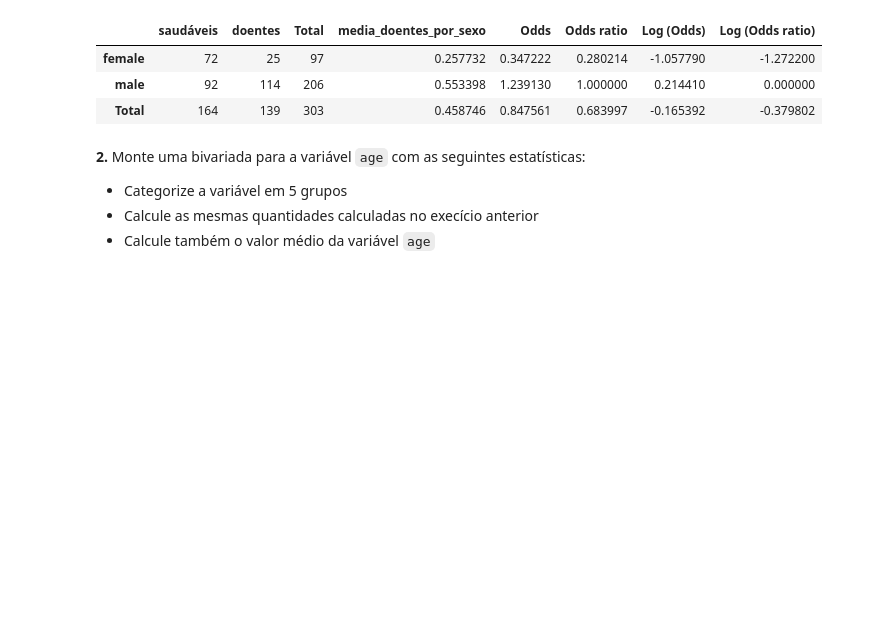
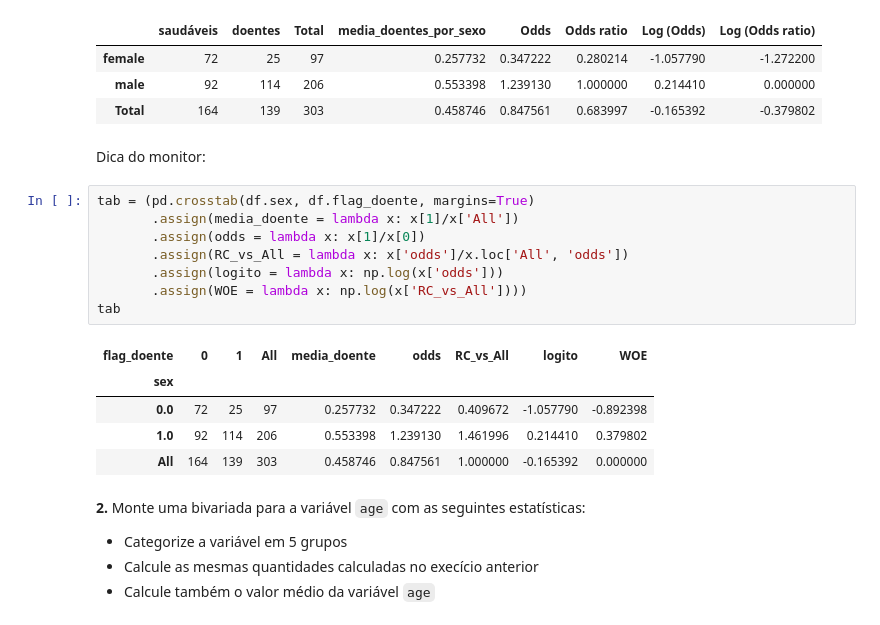
Before and after one commit to njuliacsouza/_projetosEBAC, a Jupyter notebook: Atividade_Modulo_18/mod18_ex01_bivariada_logística.ipynb, the cells around one changed output. Drawn from its saved outputs; the diff is of its cells as text; blank space fills up the shorter version.

````diff
--- a/Atividade_Modulo_18/mod18_ex01_bivariada_logística.ipynb
+++ b/Atividade_Modulo_18/mod18_ex01_bivariada_logística.ipynb
@@ -100,6 +100,22 @@ Quantidade média de doentes: 69.5
 | female | 72 | 25 | 97 | 0.257732 | 0.347222 | 0.280214 | -1.057790 | -1.272200 |
 | male | 92 | 114 | 206 | 0.553398 | 1.239130 | 1.000000 | 0.214410 | 0.000000 |
 | Total | 164 | 139 | 303 | 0.458746 | 0.847561 | 0.683997 | -0.165392 | -0.379802 |
+# %% [markdown]
+Dica do monitor:
+# %%
+tab = (pd.crosstab(df.sex, df.flag_doente, margins=True)
+       .assign(media_doente = lambda x: x[1]/x['All'])
+       .assign(odds = lambda x: x[1]/x[0])
+       .assign(RC_vs_All = lambda x: x['odds']/x.loc['All', 'odds'])
+       .assign(logito = lambda x: np.log(x['odds']))
+       .assign(WOE = lambda x: np.log(x['RC_vs_All'])))
+tab
+# %% [output]
+| flag_doente | 0 | 1 | All | media_doente | odds | RC_vs_All | logito | WOE |
+| sex |  |  |  |  |  |  |  |  |
+| 0.0 | 72 | 25 | 97 | 0.257732 | 0.347222 | 0.409672 | -1.057790 | -0.892398 |
+| 1.0 | 92 | 114 | 206 | 0.553398 | 1.239130 | 1.461996 | 0.214410 | 0.379802 |
+| All | 164 | 139 | 303 | 0.458746 | 0.847561 | 1.000000 | -0.165392 | 0.000000 |
 # %% [markdown]
 **2.** Monte uma bivariada para a variável ```age``` com as seguintes estatísticas:
 - Categorize a variável em 5 grupos
````
